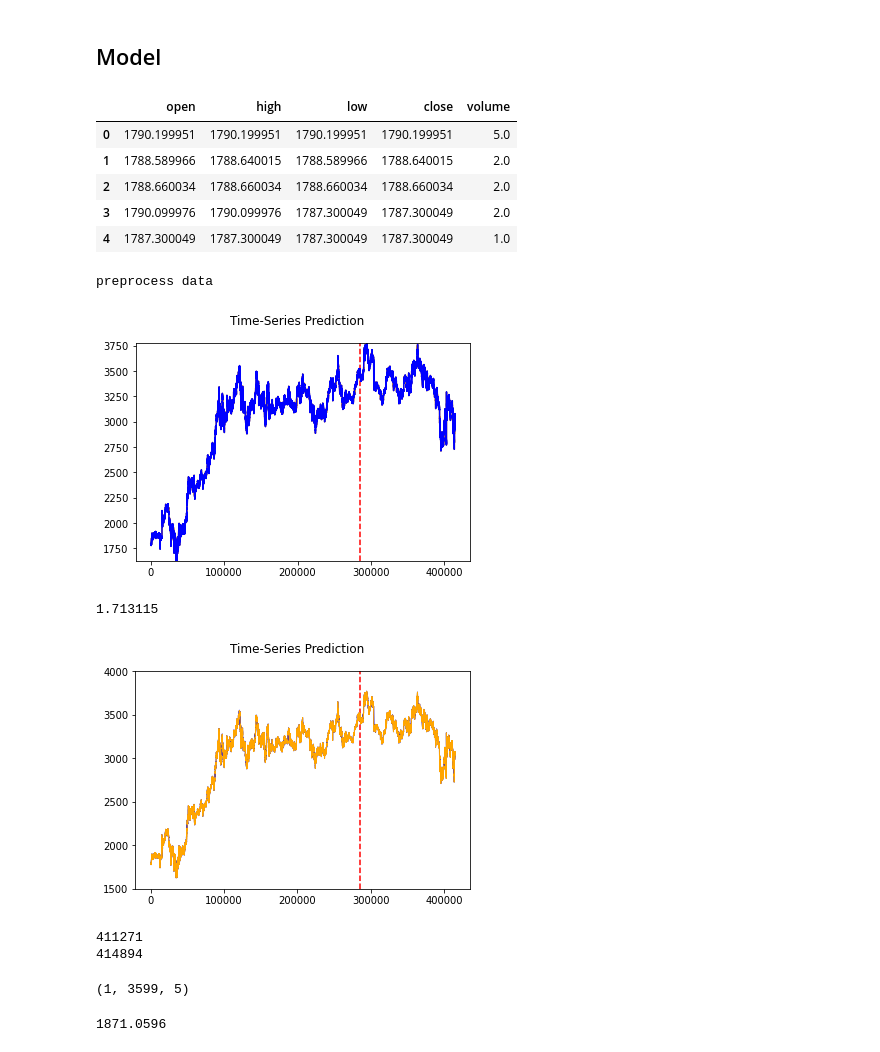
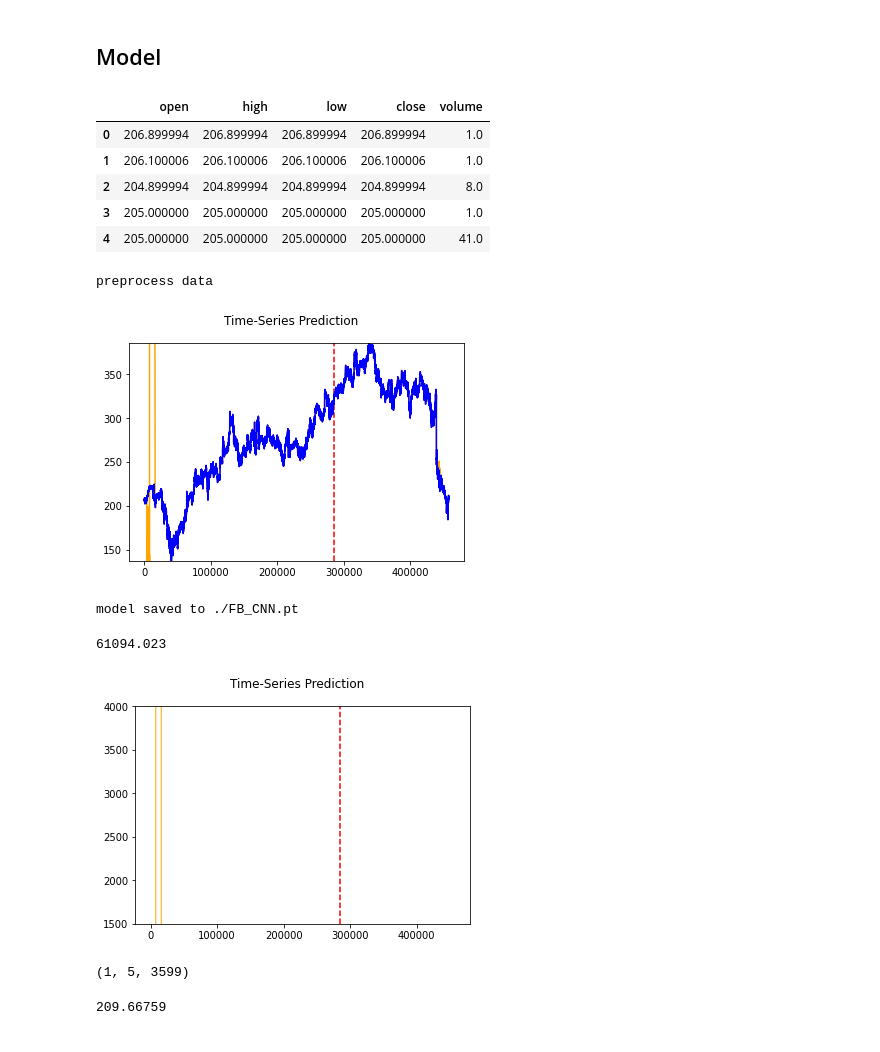
Before and after one commit to Azarius2472/BeRichBot, a Jupyter notebook: models/predictor_demo.ipynb, the cells around one changed output. Saved outputs shown, nothing was run; the diff lists cells and outputs as text; code cells hidden in the pictures.

```diff
--- a/models/predictor_demo.ipynb
+++ b/models/predictor_demo.ipynb
@@ -33,7 +33,7 @@ ls: cannot access '/content/drive/MyDrive/iad_project/': No such file or directo
 # %% [markdown]
 ## Data Plot
 # %%
-data = pd.read_csv('./tinkoff-data/AMZN.csv')
+data = pd.read_csv('./tinkoff-data/FB.csv')
 # %%
 data.head()
 # %% [output]
@@ -217,7 +217,7 @@ class tsCNN(nn.Module):
 # %%
 class TSPredictor():
 
-    def __init__(self, needLoad = False, model_type = None, window_size=3600):
+    def __init__(self, needLoad = False, path_to_model=None, model_type = None, window_size=3600):
         self.window_size = window_size
         self.isModelrained = False
         self.model_type = model_type
@@ -231,12 +231,11 @@ class TSPredictor():
 
             if model_type == 'CNN':
                 self.model = tsCNN()
-                self.model.load_state_dict(torch.load('/content/drive/MyDrive/iad_project/CNN.pt'))
 
             if model_type == 'LSTM':
                 self.model = tsLSTM(n_features=5)
-                self.model.load_state_dict(torch.load('/content/drive/MyDrive/iad_project/LSTM.pt'))
 
+            self.model.load_state_dict(torch.load(path_to_model))
             self.model.eval()
             self.isModelrained = True
 
@@ -363,19 +364,23 @@ class TSPredictor():
 # %%
-predictor = TSPredictor(needLoad=False, model_type='LSTM')
+predictor = TSPredictor(needLoad=False, model_type='CNN')
 # %%
 data.head()
 # %% [output]
 |  | open | high | low | close | volume |
-| 0 | 1790.199951 | 1790.199951 | 1790.199951 | 1790.199951 | 5.0 |
-| 1 | 1788.589966 | 1788.640015 | 1788.589966 | 1788.640015 | 2.0 |
-| 2 | 1788.660034 | 1788.660034 | 1788.660034 | 1788.660034 | 2.0 |
-| 3 | 1790.099976 | 1790.099976 | 1787.300049 | 1787.300049 | 2.0 |
-| 4 | 1787.300049 | 1787.300049 | 1787.300049 | 1787.300049 | 1.0 |
+| 0 | 206.899994 | 206.899994 | 206.899994 | 206.899994 | 1.0 |
+| 1 | 206.100006 | 206.100006 | 206.100006 | 206.100006 | 1.0 |
+| 2 | 204.899994 | 204.899994 | 204.899994 | 204.899994 | 8.0 |
+| 3 | 205.000000 | 205.000000 | 205.000000 | 205.000000 | 1.0 |
+| 4 | 205.000000 | 205.000000 | 205.000000 | 205.000000 | 41.0 |
 # %%
-predictor.train(data_df=data, num_epochs=1, BATCH_SIZE=192)#192 4096)
+predictor.train(data_df=data, num_epochs=1, BATCH_SIZE=4096)#192 4096)
 # %% [output]
 preprocess data
-[figure, old version]
+[figure, new version]
+# %%
+predictor.save_model('./FB_CNN.pt')
+# %% [output]
+model saved to ./FB_CNN.pt
 # %%
 y_true = predictor.y_true
 y_pred = predictor.y_pred
@@ -384,7 +389,7 @@ from sklearn.metrics import mean_absolute_error
 # %%
 mean_absolute_error(y_true, y_pred)
 # %% [output]
-1.713115
+61094.023
 # %%
 plt.axvline(x=285016, c='r', linestyle='--')
 plt.ylim(1500, 4000)
@@ -396,27 +401,24 @@ plt.plot(y_pred, color='orange', linewidth=1)
 plt.suptitle('Time-Series Prediction')
 plt.show()
 # %% [output]
-[figure, old version]
+[figure, new version]
 # %%
-counter = 0
-for i in range(len(y_true)):
-    if y_pred[i] != y_true[i]:
-        counter += 1
-#         print(i, y_pred[i], y_true[i])
-#     if i > 100:
-#         break
-print(counter)
-print(len(y_true))
+# counter = 0
+# for i in range(len(y_true)):
+#     if y_pred[i] != y_true[i]:
+#         counter += 1
+# #         print(i, y_pred[i], y_true[i])
+# #     if i > 100:
+# #         break
+# print(counter)
+# print(len(y_true))
-# %% [output]
-411271
-414894
 # %%
 # predictor.isModelrained = True
 # %%
 predictor.inference_df(data[:3600])
 # %% [output]
-(1, 3599, 5)
+(1, 5, 3599)
-1871.0596
+209.66759
 # %%
 # predictor.save_model('/content/drive/MyDrive/iad_project/LSTM.pt')
 # %%
```
Also changed, not shown: parts of 7 cells of this notebook.
